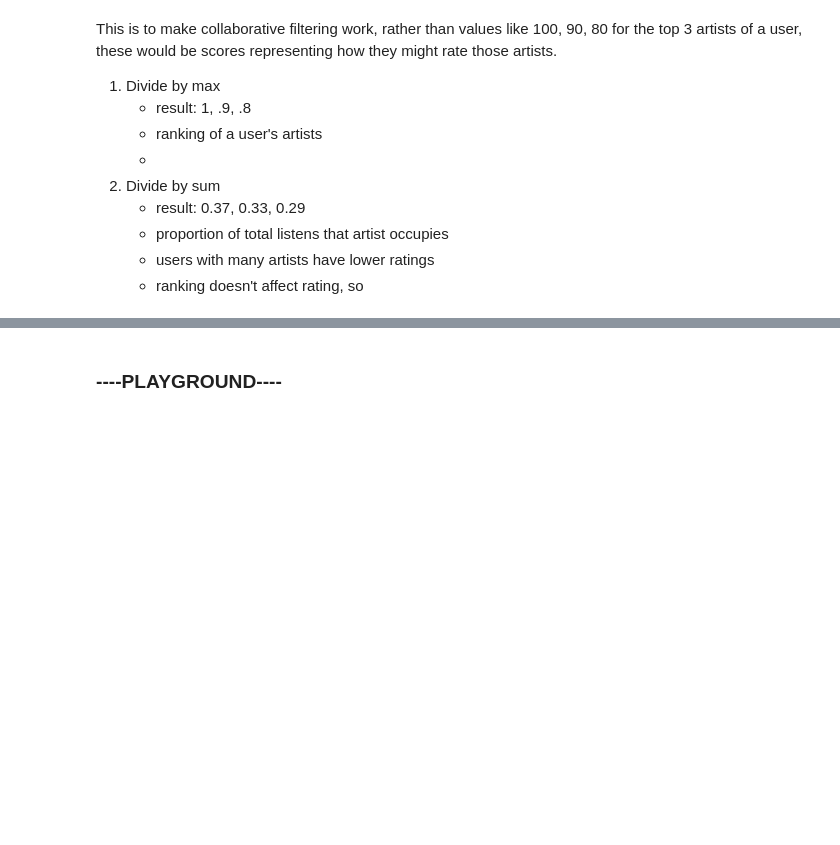
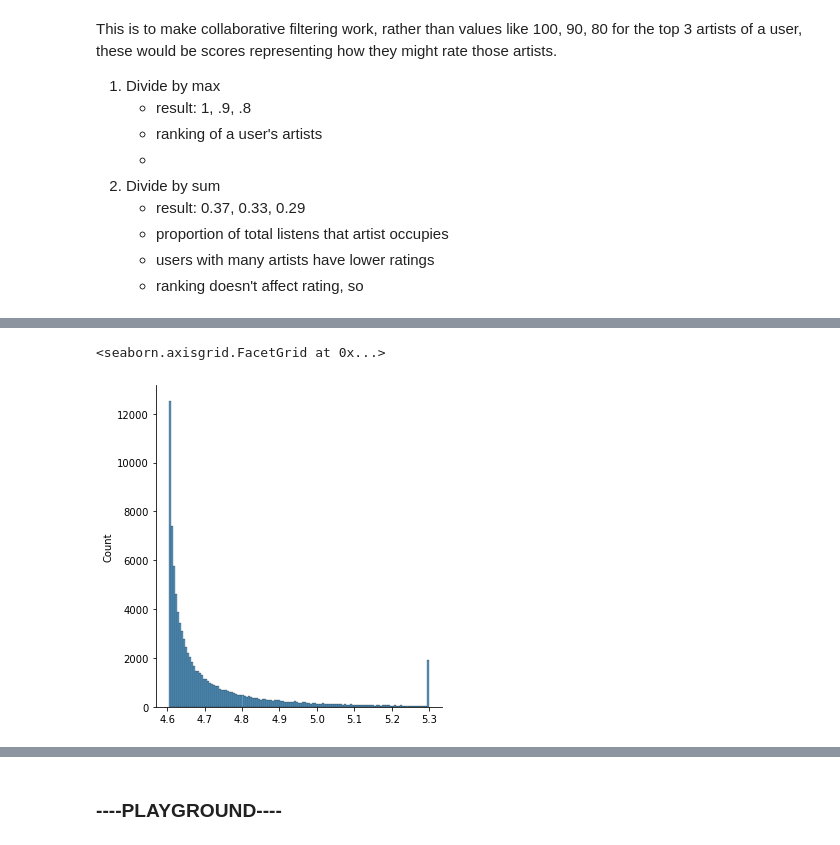
Before and after one commit to abarbieu/music-recommender, a Jupyter notebook: music-recommender.ipynb, the cells around one changed output, grey strips where cells are left out. Saved outputs shown, nothing was run; the diff lists cells and outputs as text; code cells hidden in the pictures; blank space fills up the shorter version.

```diff
--- a/music-recommender.ipynb
+++ b/music-recommender.ipynb
@@ -16,9 +159,9 @@ max(scrobs["scrobbles"])
 # %% [markdown]
 ### Make scipy csr sparse matrix from lil with users as rows and artist as column with # scrobbles as value
 # %%
-scrobsLil = sparse.lil_matrix((max(scrobs["user_id"])+1, max(scrobs["artist_id"])+1)) # 0 indexing
-scrobsLil[scrobs["user_id"], scrobs["artist_id"]] = scrobs["scrobbles"]
-scrobs = scrobsLil.tocsr()
+scrobs = sparse.lil_matrix((max(scrobsdf["user_id"])+1, max(scrobsdf["artist_id"])+1)) # 0 indexing
+scrobs[scrobsdf["user_id"], scrobsdf["artist_id"]] = scrobsdf["scrobbles"]
+scrobs = scrobs.tocsr()
 # %% [markdown]
 ### Change #listens to ratings
 # %% [markdown]
@@ -33,6 +176,3 @@ This is to make collaborative filtering work, rather than values like 100, 90, 8
     * proportion of total listens that artist occupies
     * users with many artists have lower ratings
     * ranking doesn't affect rating, so
-# %%
-denom_max = np.repeat(scrobs.max(axis=1).A, scrobs.getnnz(axis=1))
-scrobs.data /= denom_max
@@ -58,0 +191,5 @@ sorted(scrobs.data)[:100]
+# %%
+sns.displot(np.log(scrobs.data))
+# %% [output]
+<seaborn.axisgrid.FacetGrid at 0x...>
+[figure, added]
```
Also changed, not shown: parts of 22 cells of this notebook.
